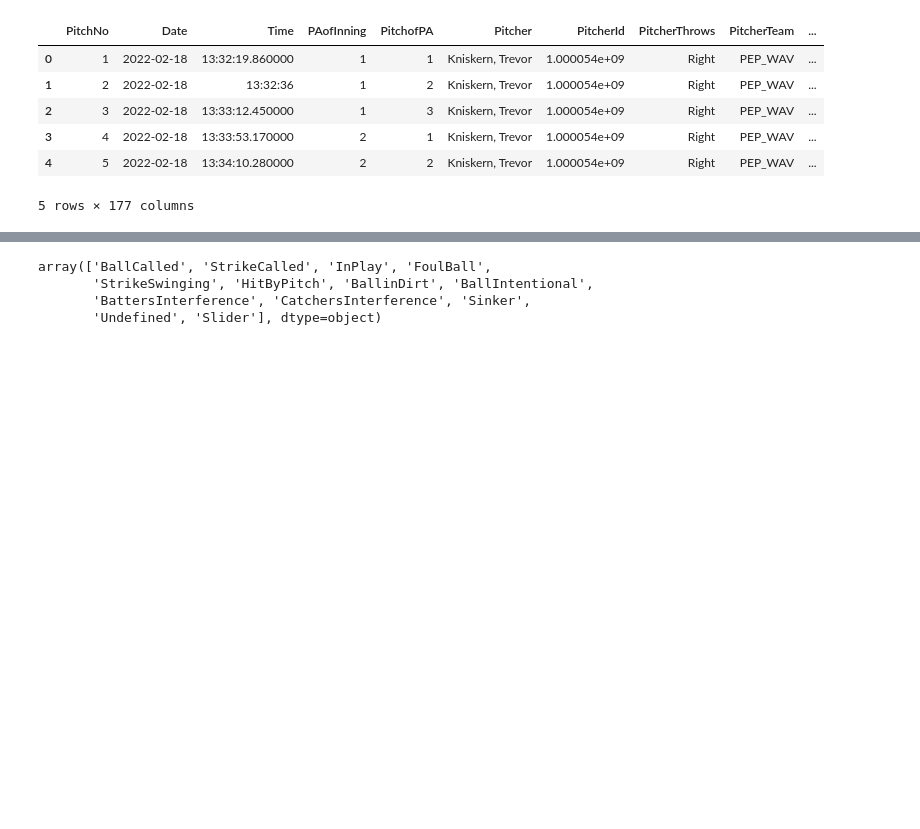
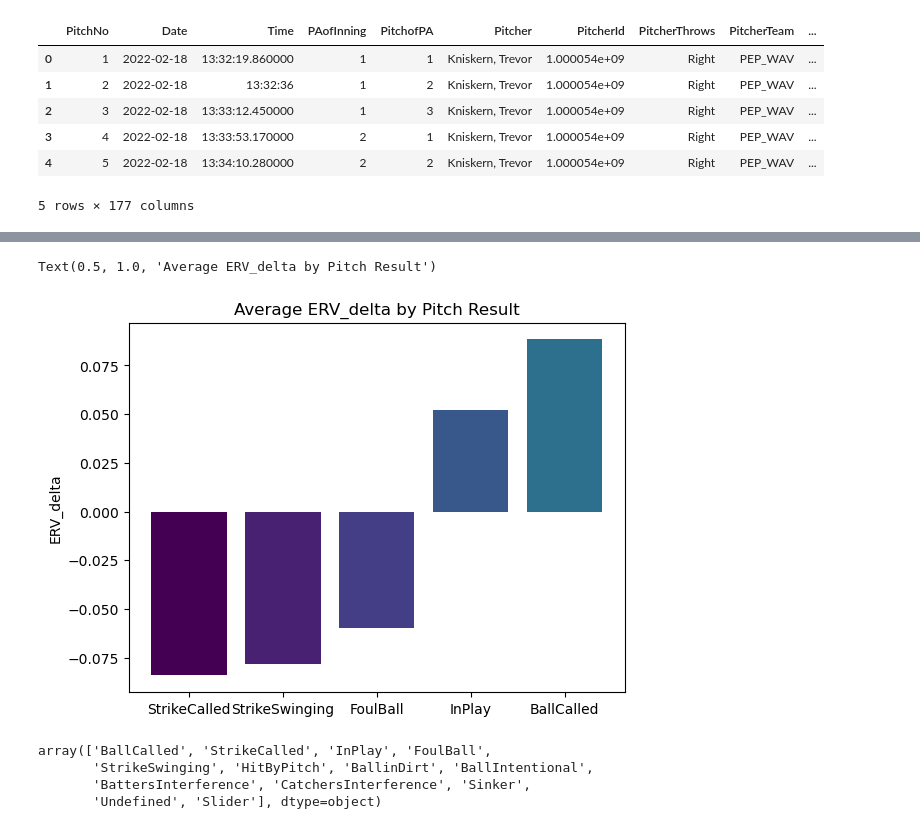
Before and after one commit to wesleyykim3/Swing-Decision-Model, a Jupyter notebook: DataProcessing.ipynb, the cells around one changed output, grey strips where cells are left out. Cells and saved outputs as stored; diff of their text form; code cells hidden in the pictures; blank space fills up the shorter version.

```diff
--- a/DataProcessing.ipynb
+++ b/DataProcessing.ipynb
@@ -1292,3 +1323,17 @@ data.head()
+# %%
+# Average ERV_delta for different play results
+pitchcalls = ['StrikeCalled', 'StrikeSwinging', 'FoulBall', 'InPlay', 'BallCalled']
+result = np.empty(len(pitchcalls))
+
+for i in range(len(result)):
+    result[i] = np.mean(data['ERV_delta'][data['PitchCall']==pitchcalls[i]])
+
+plt.bar(pitchcalls, result, color=colors)
+plt.ylabel('ERV_delta')
+plt.title('Average ERV_delta by Pitch Result')
+# %% [output]
+Text(0.5, 1.0, 'Average ERV_delta by Pitch Result')
+[figure, added]
 # %%
 columns = ['PitchNo', 'Date', 'Time', 'PitcherTeam', 'BatterTeam',  'Inning', 'PAofInning', 'PitchofPA', 'Outs',
            'Balls', 'Strikes', 'count_code', 'PitchCall', 'Swing/Take', 'KorBB', 'PlayResult', 'RunsScored',
```
Also changed, not shown: parts of 3 cells of this notebook.
